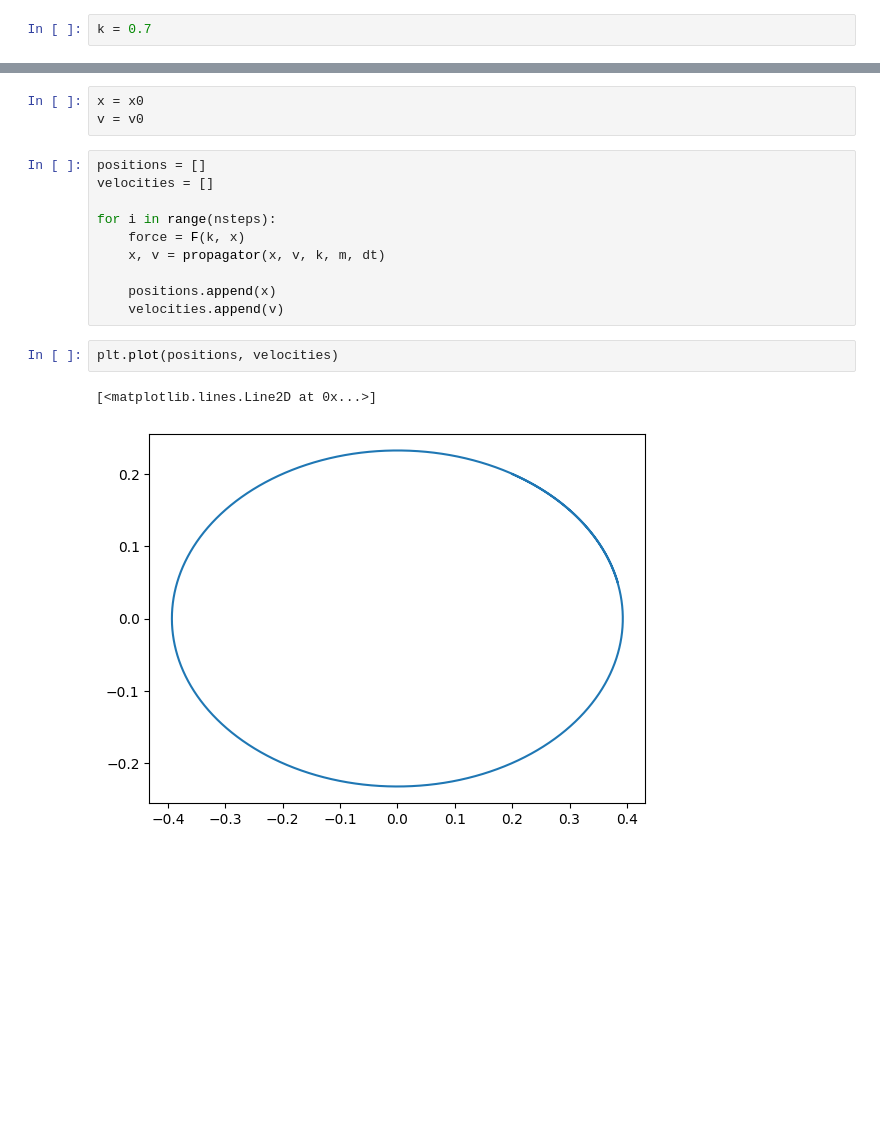
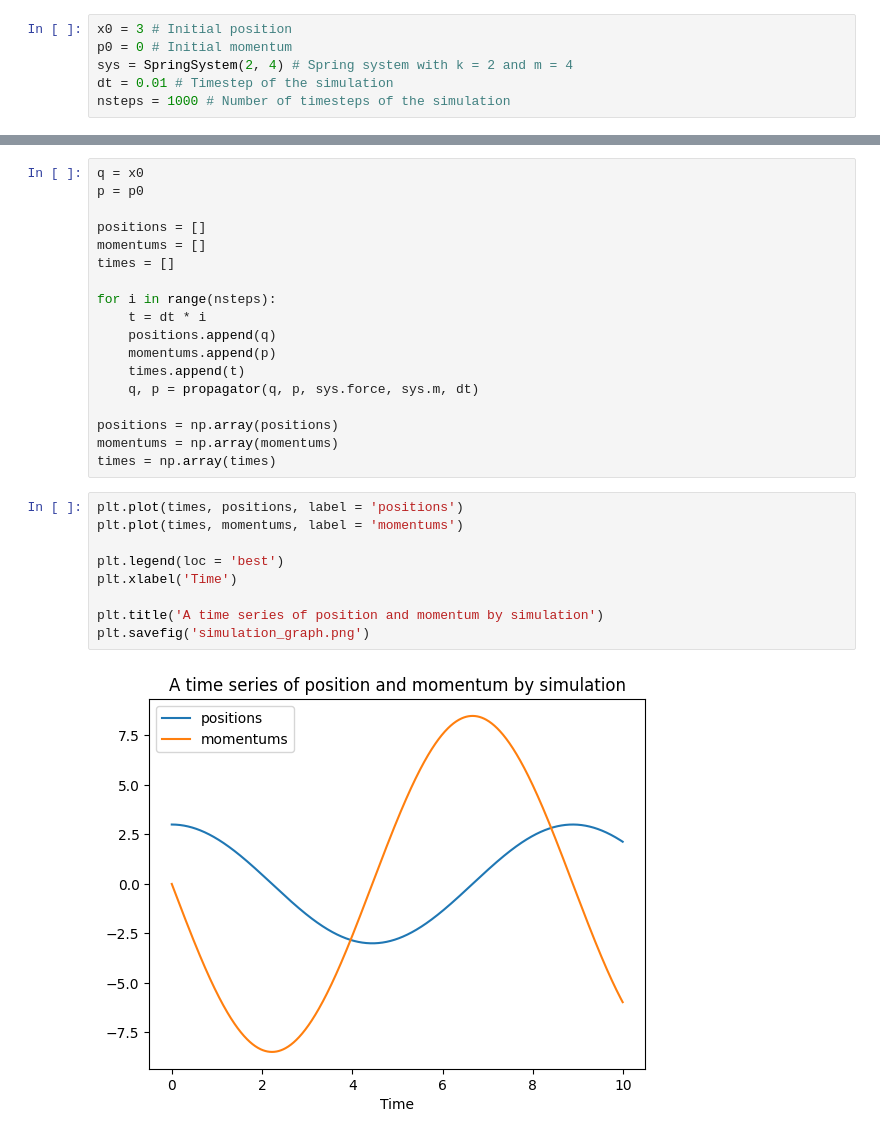
Before and after one commit to shaunak-badani/MDBlog, a Jupyter notebook: notebooks/Spring-System.ipynb, the cells around one changed output, grey strips where cells are left out. Saved outputs shown, nothing was run; the diff lists cells and outputs as text; blank space fills up the shorter version.

```diff
--- a/notebooks/Spring-System.ipynb
+++ b/notebooks/Spring-System.ipynb
@@ -4,2 +16,6 @@ import matplotlib.pyplot as plt
 # %%
-k = 0.7
+x0 = 3 # Initial position
+p0 = 0 # Initial momentum
+sys = SpringSystem(2, 4) # Spring system with k = 2 and m = 4
+dt = 0.01 # Timestep of the simulation
+nsteps = 1000 # Number of timesteps of the simulation
@@ -27,18 +36,29 @@ def propagator(x, v, k, m, dt):
 # %%
-x = x0
-v = v0
+q = x0
+p = p0
+
+positions = []
+momentums = []
+times = []
+
+for i in range(nsteps):
+    t = dt * i
+    positions.append(q)
+    momentums.append(p)
+    times.append(t)
+    q, p = propagator(q, p, sys.force, sys.m, dt)
+
+positions = np.array(positions)
+momentums = np.array(momentums)
+times = np.array(times)
-# %%
-positions = []
-velocities = []
-
-for i in range(nsteps):
-    force = F(k, x)
-    x, v = propagator(x, v, k, m, dt)
-
-    positions.append(x)
-    velocities.append(v)
 # %%
-plt.plot(positions, velocities)
+plt.plot(times, positions, label = 'positions')
+plt.plot(times, momentums, label = 'momentums')
+
+plt.legend(loc = 'best')
+plt.xlabel('Time')
+
+plt.title('A time series of position and momentum by simulation')
+plt.savefig('simulation_graph.png')
 # %% [output]
-[<matplotlib.lines.Line2D at 0x...>]
-[figure, old version]
+[figure, new version]
```
Also changed, not shown: parts of 5 cells of this notebook, 8 other files.
